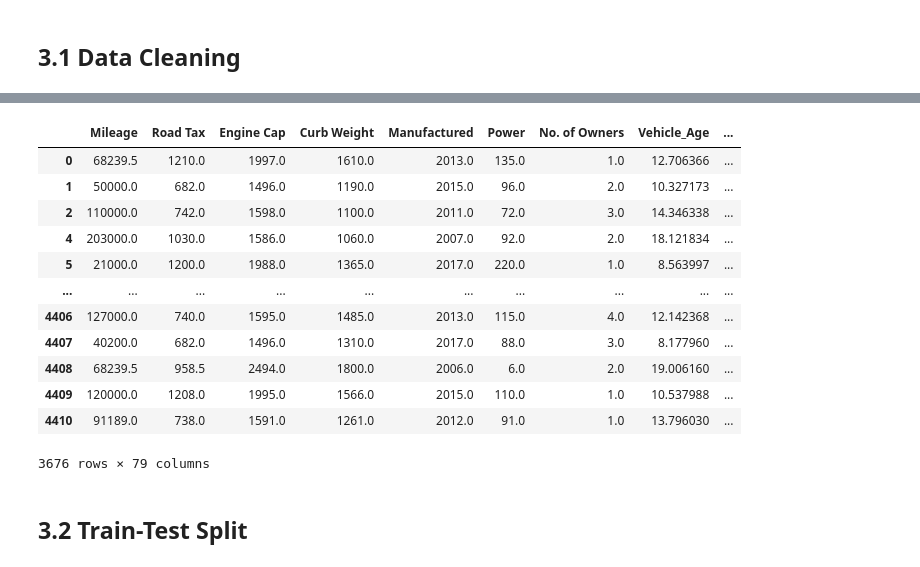
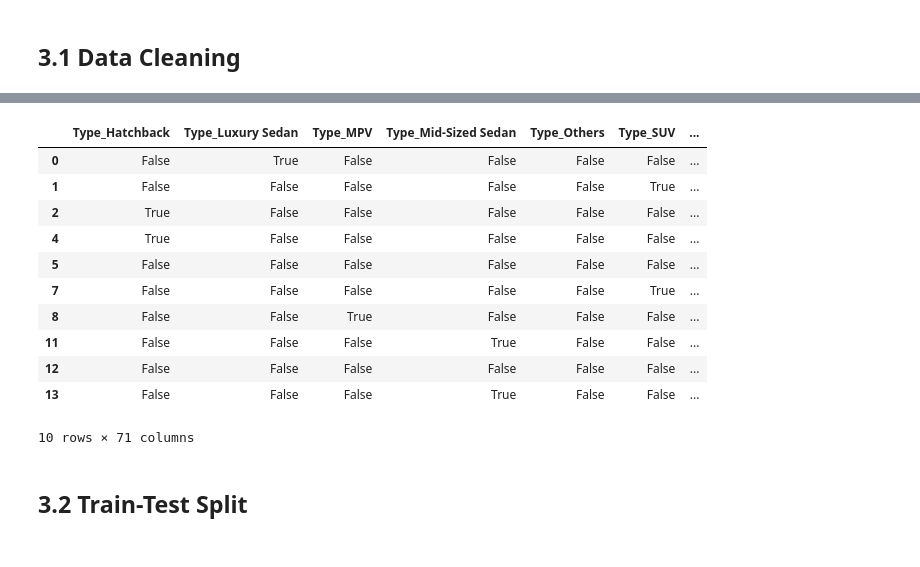
Before and after one commit to jafarnz/MLDP-CarPrediction, a Jupyter notebook: JAFAR.ipynb, the cells around one changed output, grey strips where cells are left out. Cells and saved outputs as stored; diff of their text form; code cells hidden in the pictures.

```diff
--- a/JAFAR.ipynb
+++ b/JAFAR.ipynb
@@ -310,6 +310,7 @@ if "Type" in df_eda.columns:
 ## Data cleaning (labsheet style + explicit missing-value decisions)
 col_y = "Price"
 df_model = df.copy()
+
 ## 1) Remove malformed rows then drop irrelevant column
 # Rows with non-null Unnamed: 18 are shifted/misaligned records from source scraping.
 if "Unnamed: 18" in df_model.columns:
@@ -317,41 +318,43 @@ if "Unnamed: 18" in df_model.columns:
     print("Malformed rows removed:", int(malformed_mask.sum()))
     df_model = df_model.loc[~malformed_mask].copy()
     df_model = df_model.drop(["Unnamed: 18"], axis=1)
+
 ## 2) Standardize missing-value tokens
 df_model = df_model.replace(["N.A", "N.A.", "NA", "na", "-", ""], np.nan)
+
 ## 3) Convert numeric-like columns to numeric
 numeric_cols = ["Dep", "Mileage", "Road Tax", "Dereg Value", "COE", "Engine Cap",
                "Curb Weight", "Manufactured", "OMV", "ARF", "Power", "No. of Owners", "Price"]
 numeric_cols = [c for c in numeric_cols if c in df_model.columns]
 for c in numeric_cols:
     df_model[c] = pd.to_numeric(df_model[c], errors="coerce")
+
 ## 4) Feature engineering before dropping source columns
 if "Reg_date" in df_model.columns:
     df_model["Reg_date"] = pd.to_datetime(df_model["Reg_date"], format="%d-%b-%y", errors="coerce")
     df_model["Vehicle_Age"] = (pd.Timestamp("today") - df_model["Reg_date"]).dt.days / 365.25
+
 if "Brand" in df_model.columns:
     df_model["Brand_Main"] = df_model["Brand"].astype(str).str.split().str[0]
-if "Coe_left" in df_model.columns:
-    temp = df_model["Coe_left"].astype(str).str.lower()
-    yrs = pd.to_numeric(temp.str.extract(r"(\d+)\s*yr")[0], errors="coerce").fillna(0)
-    mths = pd.to_numeric(temp.str.extract(r"(\d+)\s*mth")[0], errors="coerce").fillna(0)
-    days = pd.to_numeric(temp.str.extract(r"(\d+)\s*day")[0], errors="coerce").fillna(0)
-    df_model["COE_Left_Years"] = yrs + (mths / 12) + (days / 365)
+
 ## 5) Drop features that are irrelevant/leakage-risk for this consumer predictor
 # Dep: leakage risk. Reg_date/Coe_left/Brand replaced by engineered features.
 # COE/OMV/ARF/Dereg Value: volatile policy/market-dependent fields (can be API-enriched later).
-col_dynamic_market = ["COE", "OMV", "ARF", "Dereg Value"]
+col_dynamic_market = ["COE", "OMV", "ARF", "Dereg Value", "COE_Left_Years"]
 col_irrelevant = ["Dep", "Reg_date", "Coe_left", "Brand"] + col_dynamic_market
 col_irrelevant = [col for col in col_irrelevant if col in df_model.columns]
 df_model = df_model.drop(col_irrelevant, axis=1)
+
 ## 6) Missing-value decision table
 missing_count = df_model.isna().sum()
 missing_pct = (df_model.isna().mean() * 100).round(2)
 missing_table = pd.DataFrame({"missing_count": missing_count, "missing_pct": missing_pct}).sort_values("missing_pct", ascending=False)
 print("Missing-value table before handling:")
 print(missing_table[missing_table["missing_count"] > 0])
+
 ## 7) Drop rows where target is missing
 df_model = df_model.dropna(subset=[col_y]).copy()
+
 ## 8) Rule-based feature missing handling
 # Rule: if a feature has > 40% missing, drop the feature. Otherwise fill it.
 feature_missing_pct = (df_model.drop(columns=[col_y], errors="ignore").isna().mean() * 100)
@@ -361,16 +364,20 @@ if col_drop_high_missing:
     df_model = df_model.drop(columns=col_drop_high_missing)
 else:
     print("No feature exceeds 40% missing; no feature dropped by threshold.")
+
 ## Fill remaining missing values
 col_numeric = df_model.select_dtypes(include=["int64", "float64"]).columns
 col_numeric = [col for col in col_numeric if col != col_y]
 col_categorical = df_model.select_dtypes(include=["object"]).columns
+
 for col in col_numeric:
     if df_model[col].isna().sum() > 0:
         df_model[col] = df_model[col].fillna(df_model[col].median())
+
 for col in col_categorical:
     if df_model[col].isna().sum() > 0:
         df_model[col] = df_model[col].fillna(df_model[col].mode().iloc[0])
+
 # Final sanity check
 print("\nMissing values after cleaning:")
 print(df_model.isna().sum()[df_model.isna().sum() > 0])
@@ -410,10 +422,26 @@ for col in df_model[col_categorical]:
 y = df_model[col_y] ## Select target column
 
 col_irrelevant_model = [col_y]
-X = df_model.drop(col_irrelevant_model, axis=1) ## Select feature columns
+X_raw = df_model.drop(col_irrelevant_model, axis=1) ## Select feature columns
 
 ## One-Hot Encoding
-X = pd.get_dummies(X, drop_first=True) ## Remove redundant information
+X = pd.get_dummies(X_raw, drop_first=True) ## Remove redundant information
 print("Final features used:", X.shape[1])
-X
+
+# Explicit proof that categorical columns are OHE'd
+print("Contains Type_ columns:", any(col.startswith("Type_") for col in X.columns))
+print("Contains Transmission_ columns:", any(col.startswith("Transmission_") for col in X.columns))
+print("Contains Brand_Main_ columns:", any(col.startswith("Brand_Main_") for col in X.columns))
+print("Object columns left in X:", X.select_dtypes(include=['object']).shape[1])
+
+# Show actual OHE columns for Type / Transmission / Brand_Main
+ohe_cols = [col for col in X.columns if col.startswith("Type_") or col.startswith("Transmission_") or col.startswith("Brand_Main_")]
+print("Number of OHE columns (Type/Transmission/Brand_Main):", len(ohe_cols))
+print("Sample OHE columns:", ohe_cols[:20])
+
+# Optional view: df_model with OHE for these exact columns
+df_model_ohe = pd.get_dummies(df_model, columns=["Type", "Transmission", "Brand_Main"], drop_first=True)
+print("df_model_ohe shape:", df_model_ohe.shape)
+
+X[ohe_cols].head(10)
 # %% [output]
@@ -437,16 +461,15 @@ Final features used: 79
-|  | Mileage | Road Tax | Engine Cap | Curb Weight | Manufactured | Power | No. of Owners | Vehicle_Age | ... |
-| 0 | 68239.5 | 1210.0 | 1997.0 | 1610.0 | 2013.0 | 135.0 | 1.0 | 12.706366 | ... |
-| 1 | 50000.0 | 682.0 | 1496.0 | 1190.0 | 2015.0 | 96.0 | 2.0 | 10.327173 | ... |
-| 2 | 110000.0 | 742.0 | 1598.0 | 1100.0 | 2011.0 | 72.0 | 3.0 | 14.346338 | ... |
-| 4 | 203000.0 | 1030.0 | 1586.0 | 1060.0 | 2007.0 | 92.0 | 2.0 | 18.121834 | ... |
-| 5 | 21000.0 | 1200.0 | 1988.0 | 1365.0 | 2017.0 | 220.0 | 1.0 | 8.563997 | ... |
-| ... | ... | ... | ... | ... | ... | ... | ... | ... | ... |
-| 4406 | 127000.0 | 740.0 | 1595.0 | 1485.0 | 2013.0 | 115.0 | 4.0 | 12.142368 | ... |
-| 4407 | 40200.0 | 682.0 | 1496.0 | 1310.0 | 2017.0 | 88.0 | 3.0 | 8.177960 | ... |
-| 4408 | 68239.5 | 958.5 | 2494.0 | 1800.0 | 2006.0 | 6.0 | 2.0 | 19.006160 | ... |
-| 4409 | 120000.0 | 1208.0 | 1995.0 | 1566.0 | 2015.0 | 110.0 | 1.0 | 10.537988 | ... |
-| 4410 | 91189.0 | 738.0 | 1591.0 | 1261.0 | 2012.0 | 91.0 | 1.0 | 13.796030 | ... |
+|  | Type_Hatchback | Type_Luxury Sedan | Type_MPV | Type_Mid-Sized Sedan | Type_Others | Type_SUV | ... |
+| 0 | False | True | False | False | False | False | ... |
+| 1 | False | False | False | False | False | True | ... |
+| 2 | True | False | False | False | False | False | ... |
+| 4 | True | False | False | False | False | False | ... |
+| 5 | False | False | False | False | False | False | ... |
+| 7 | False | False | False | False | False | True | ... |
+| 8 | False | False | True | False | False | False | ... |
+| 11 | False | False | False | True | False | False | ... |
+| 12 | False | False | False | False | False | False | ... |
+| 13 | False | False | False | True | False | False | ... |
-3676 rows × 79 columns
+10 rows × 71 columns
 # %% [markdown]
 ## 3.2 Train-Test Split
 # %%
```
Also changed, not shown: parts of 7 cells of this notebook, 2 other files.
